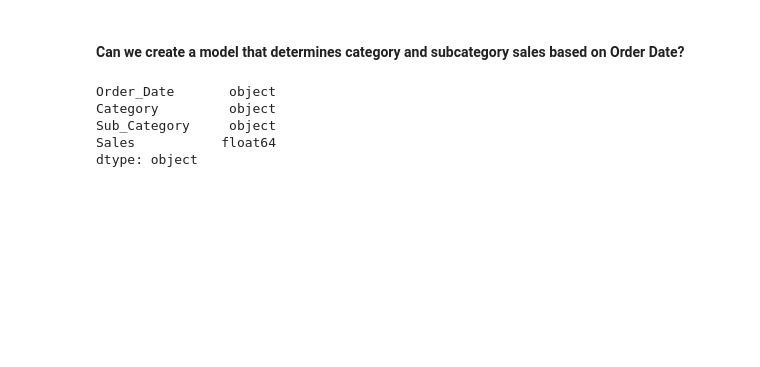
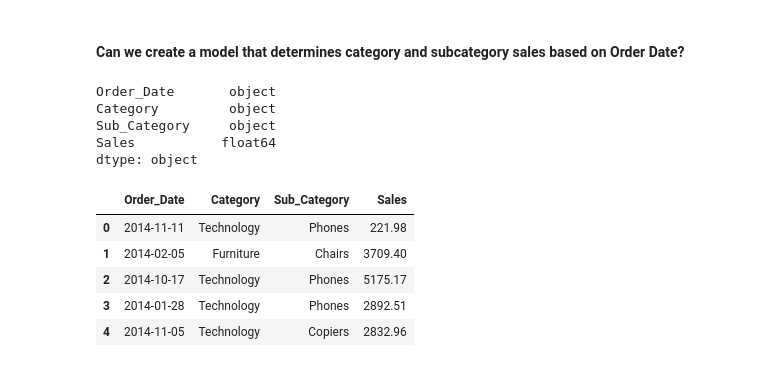
Before and after one commit to rachael-meinders/superstore, a Jupyter notebook: superstore analysis folder/cat_subcat_machine learning.ipynb, the cells around one changed output. Saved outputs shown, nothing was run; the diff lists cells and outputs as text; code cells hidden in the pictures; blank space fills up the shorter version.

```diff
--- a/superstore analysis folder/cat_subcat_machine learning.ipynb
+++ b/superstore analysis folder/cat_subcat_machine learning.ipynb
@@ -40,3 +40,12 @@ dtype: object
 # %%
 # fix date time dtypes in order date
 df['Order_Date']= pd.to_datetime(df['Order_Date'])
+# %%
+df.head()
+# %% [output]
+|  | Order_Date | Category | Sub_Category | Sales |
+| 0 | 2014-11-11 | Technology | Phones | 221.98 |
+| 1 | 2014-02-05 | Furniture | Chairs | 3709.40 |
+| 2 | 2014-10-17 | Technology | Phones | 5175.17 |
+| 3 | 2014-01-28 | Technology | Phones | 2892.51 |
+| 4 | 2014-11-05 | Technology | Copiers | 2832.96 |
```
Also changed, not shown: 3 other files.
